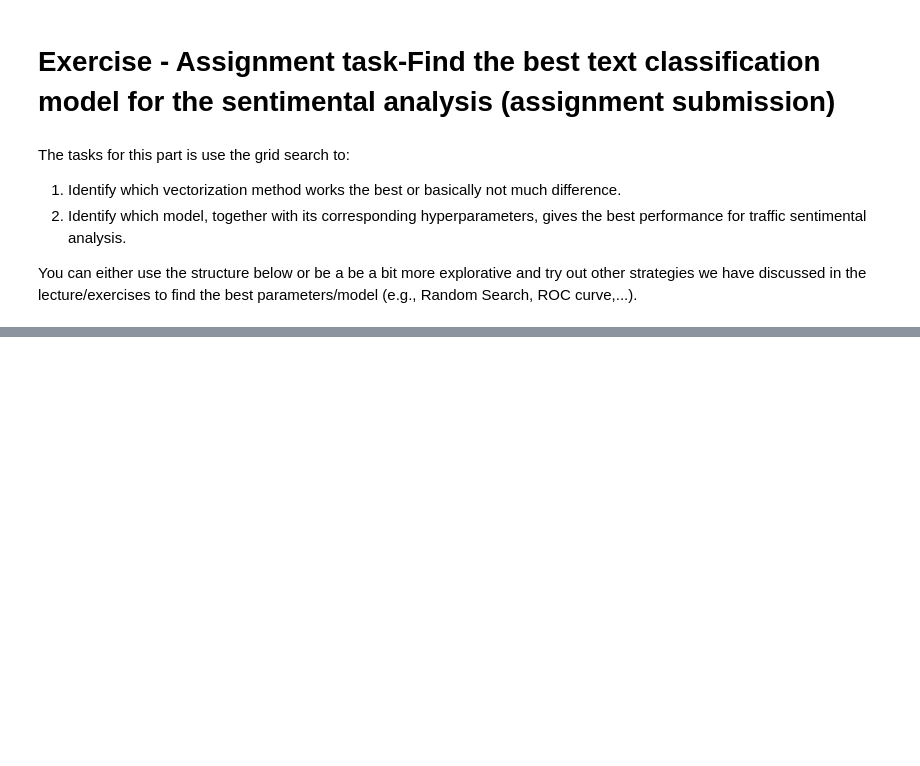
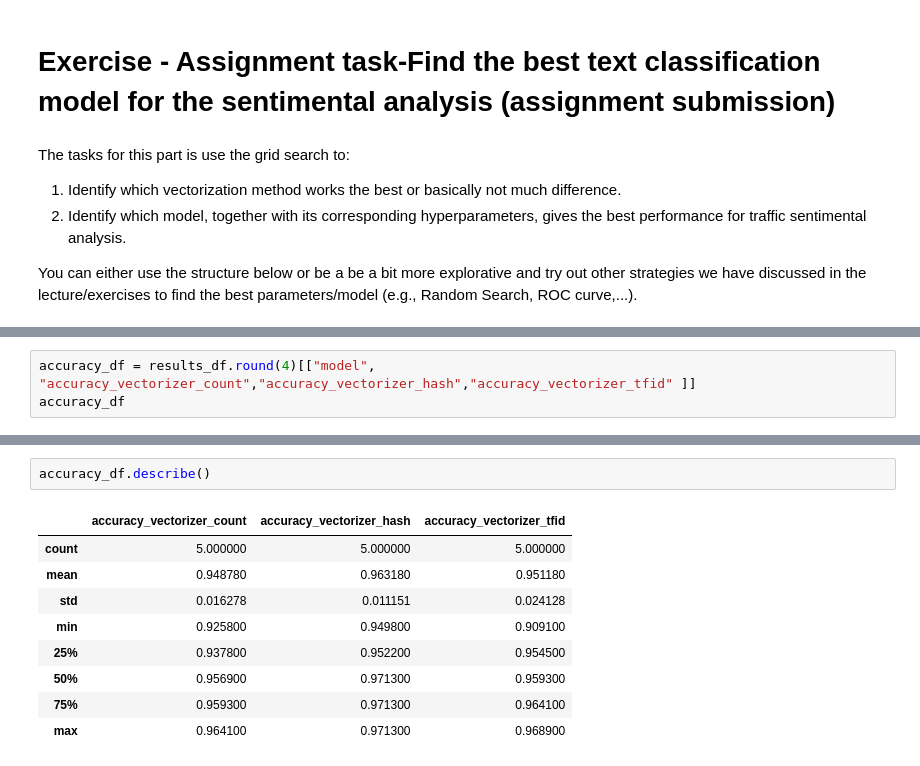
Before and after one commit to jesus-martinez02/AH2179-Lab_2, a Jupyter notebook: Exercise_4_Text_classification_jesus_martinez.ipynb, the cells around one changed output, grey strips where cells are left out. Saved outputs shown, nothing was run; the diff lists cells and outputs as text; blank space fills up the shorter version.

```diff
--- a/Exercise_4_Text_classification_jesus_martinez.ipynb
+++ b/Exercise_4_Text_classification_jesus_martinez.ipynb
@@ -559,0 +897,3 @@ The accuracy of the model is: 0.9593301435406698
+# %%
+accuracy_df = results_df.round(4)[["model", "accuracy_vectorizer_count","accuracy_vectorizer_hash","accuracy_vectorizer_tfid" ]]
+accuracy_df
@@ -559,0 +908,12 @@ The accuracy of the model is: 0.9593301435406698
+# %%
+accuracy_df.describe()
+# %% [output]
+|  | accuracy_vectorizer_count | accuracy_vectorizer_hash | accuracy_vectorizer_tfid |
+| count | 5.000000 | 5.000000 | 5.000000 |
+| mean | 0.948780 | 0.963180 | 0.951180 |
+| std | 0.016278 | 0.011151 | 0.024128 |
+| min | 0.925800 | 0.949800 | 0.909100 |
+| 25% | 0.937800 | 0.952200 | 0.954500 |
+| 50% | 0.956900 | 0.971300 | 0.959300 |
+| 75% | 0.959300 | 0.971300 | 0.964100 |
+| max | 0.964100 | 0.971300 | 0.968900 |
```
Also changed, not shown: parts of 13 cells of this notebook.
